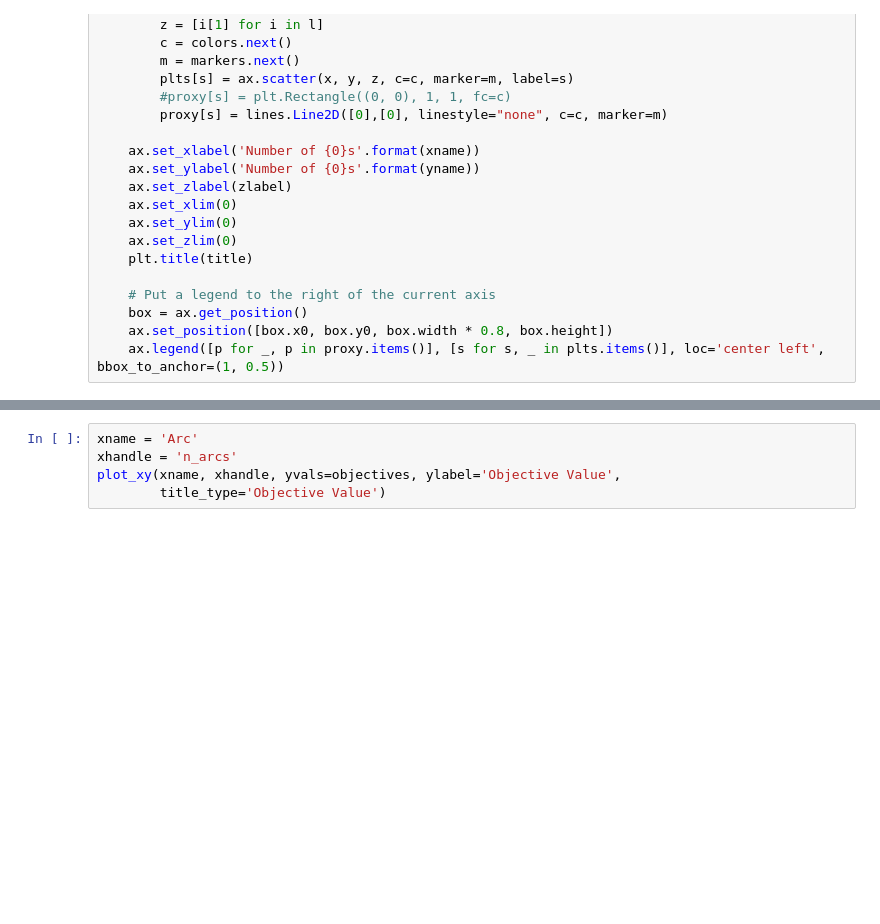
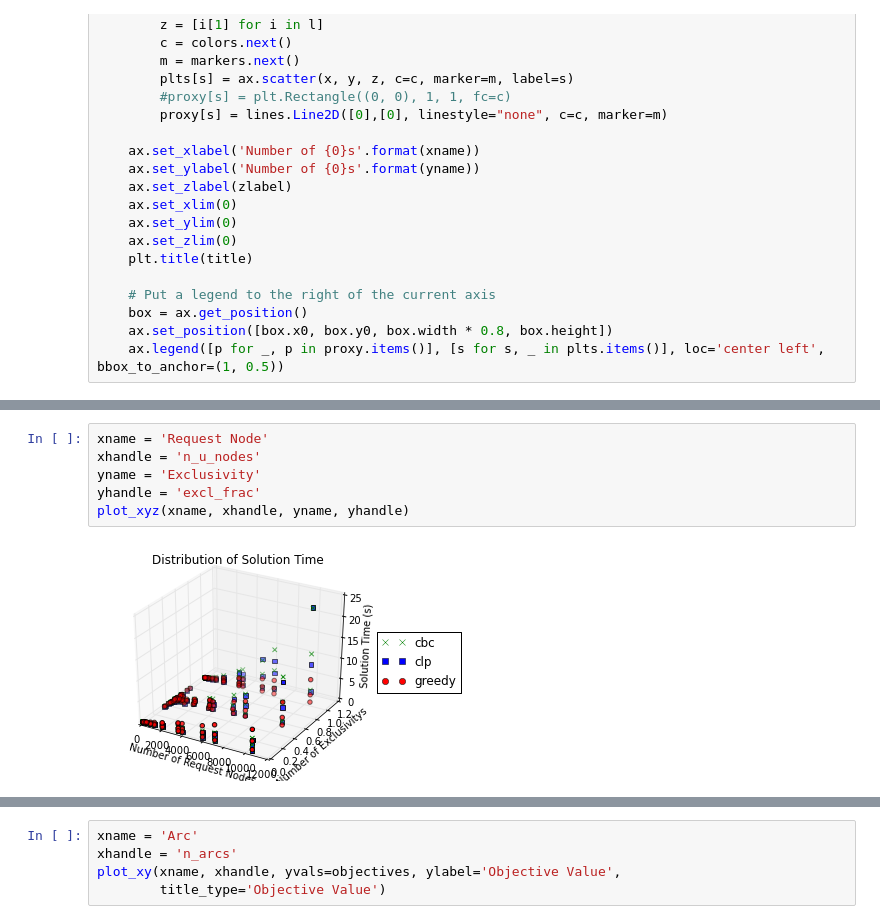
Before and after one commit to gidden/cyclopts, a Jupyter notebook: nbs/Cyclopts Run Analysis.ipynb, the cells around one changed output, grey strips where cells are left out. Saved outputs shown, nothing was run; the diff lists cells and outputs as text; blank space fills up the shorter version.

```diff
--- a/nbs/Cyclopts Run Analysis.ipynb
+++ b/nbs/Cyclopts Run Analysis.ipynb
@@ -232,0 +237,8 @@ plot_xyz(xname, xhandle, yname, yhandle)
+# %%
+xname = 'Request Node'
+xhandle = 'n_u_nodes'
+yname = 'Exclusivity'
+yhandle = 'excl_frac'
+plot_xyz(xname, xhandle, yname, yhandle)
+# %% [output]
+[figure, added]
```
Also changed, not shown: parts of 10 cells of this notebook.
